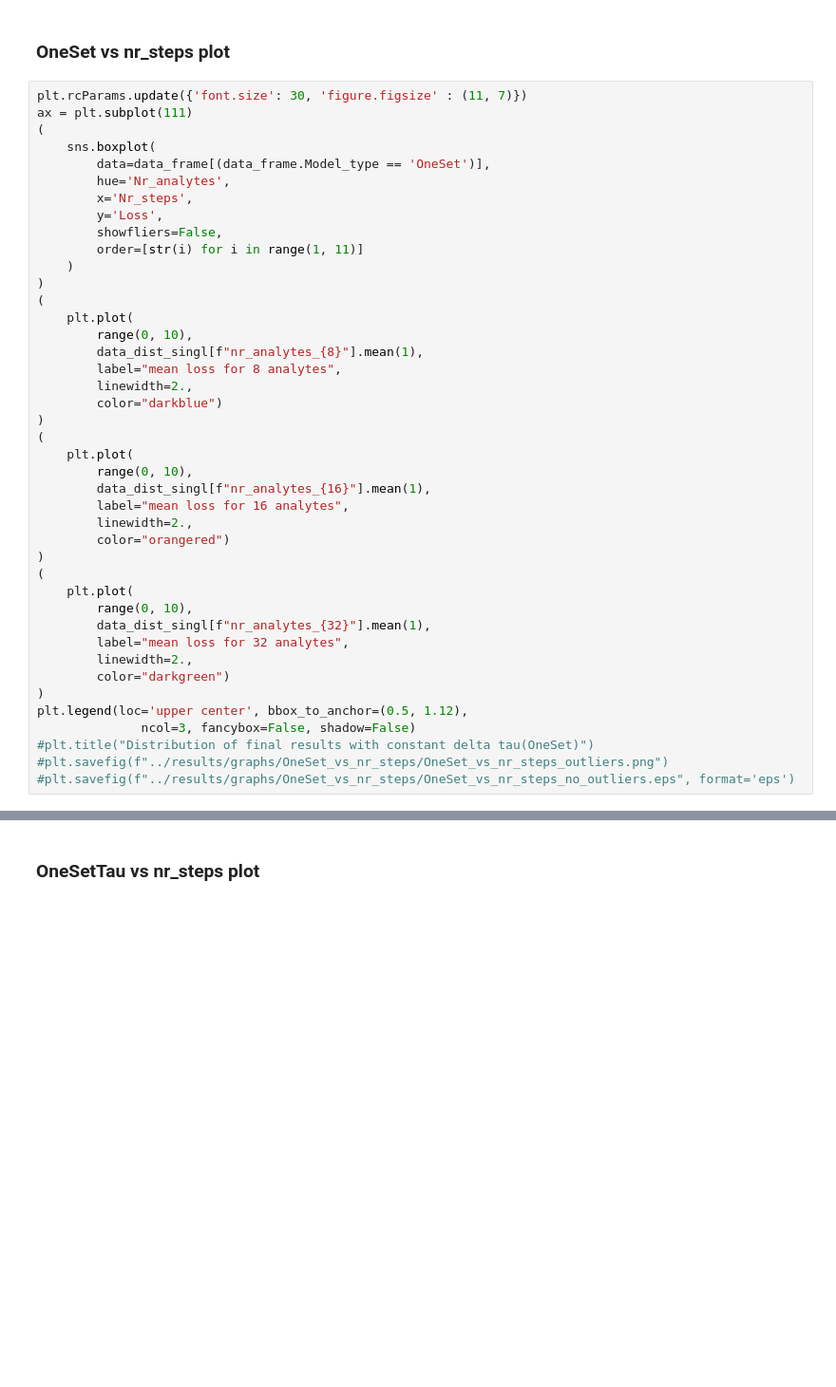
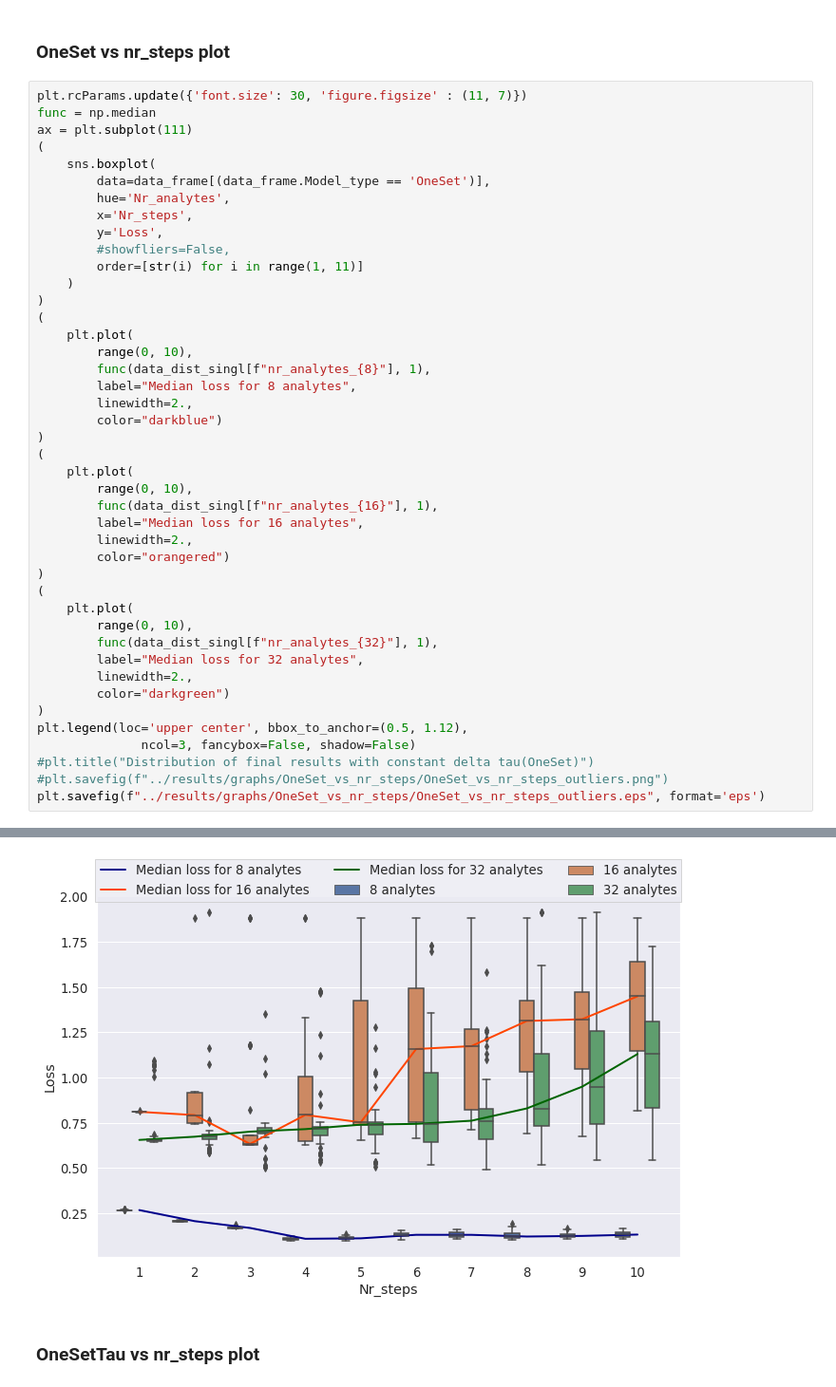
Before and after one commit to StefanBogdan/RL_liquid_chromatography, a Jupyter notebook: code/Results.ipynb, the cells around one changed output, grey strips where cells are left out. Shown at 95% size. Drawn from its saved outputs; the diff is of its cells as text; blank space fills up the shorter version.

```diff
--- a/code/Results.ipynb
+++ b/code/Results.ipynb
@@ -142,6 +149,7 @@ plt.subplots_adjust(wspace=.5, hspace=0.3)
 ### OneSet vs nr_steps plot
 # %%
 plt.rcParams.update({'font.size': 30, 'figure.figsize' : (11, 7)})
+func = np.median
 ax = plt.subplot(111)
 (
     sns.boxplot(
@@ -149,31 +157,31 @@ ax = plt.subplot(111)
         hue='Nr_analytes',
         x='Nr_steps',
         y='Loss',
-        showfliers=False,
+        #showfliers=False,
         order=[str(i) for i in range(1, 11)]
     )
 )
 (
     plt.plot(
         range(0, 10),
-        data_dist_singl[f"nr_analytes_{8}"].mean(1),
-        label="mean loss for 8 analytes",
+        func(data_dist_singl[f"nr_analytes_{8}"], 1),
+        label="Median loss for 8 analytes",
         linewidth=2.,
         color="darkblue")
 )
 (
     plt.plot(
         range(0, 10),
-        data_dist_singl[f"nr_analytes_{16}"].mean(1),
-        label="mean loss for 16 analytes",
+        func(data_dist_singl[f"nr_analytes_{16}"], 1),
+        label="Median loss for 16 analytes",
         linewidth=2.,
         color="orangered")
 )
 (
     plt.plot(
         range(0, 10),
-        data_dist_singl[f"nr_analytes_{32}"].mean(1),
-        label="mean loss for 32 analytes",
+        func(data_dist_singl[f"nr_analytes_{32}"], 1),
+        label="Median loss for 32 analytes",
         linewidth=2.,
         color="darkgreen")
 )
@@ -181,4 +189,5 @@ plt.legend(loc='upper center', bbox_to_anchor=(0.5, 1.12),
               ncol=3, fancybox=False, shadow=False)
 #plt.title("Distribution of final results with constant delta tau(OneSet)")
 #plt.savefig(f"../results/graphs/OneSet_vs_nr_steps/OneSet_vs_nr_steps_outliers.png")
-#plt.savefig(f"../results/graphs/OneSet_vs_nr_steps/OneSet_vs_nr_steps_no_outliers.eps", format='eps')
+plt.savefig(f"../results/graphs/OneSet_vs_nr_steps/OneSet_vs_nr_steps_outliers.eps", format='eps')
+# %% [output]
@@ -185,3 +196,4 @@ plt.legend(loc='upper center', bbox_to_anchor=(0.5, 1.12),
+[figure, added]
 # %% [markdown]
 ### OneSetTau vs nr_steps plot
 # %%
```
Also changed, not shown: parts of 35 cells of this notebook, 3 other files.
